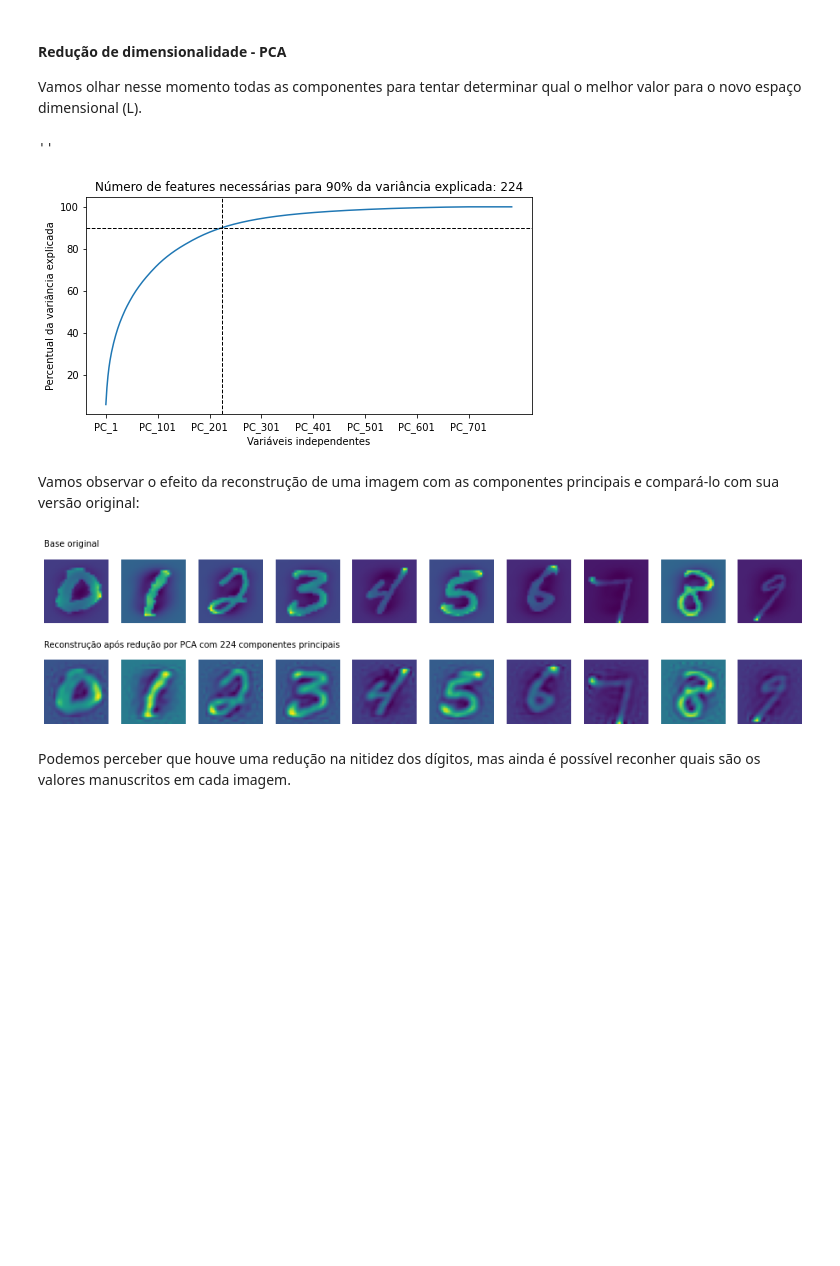
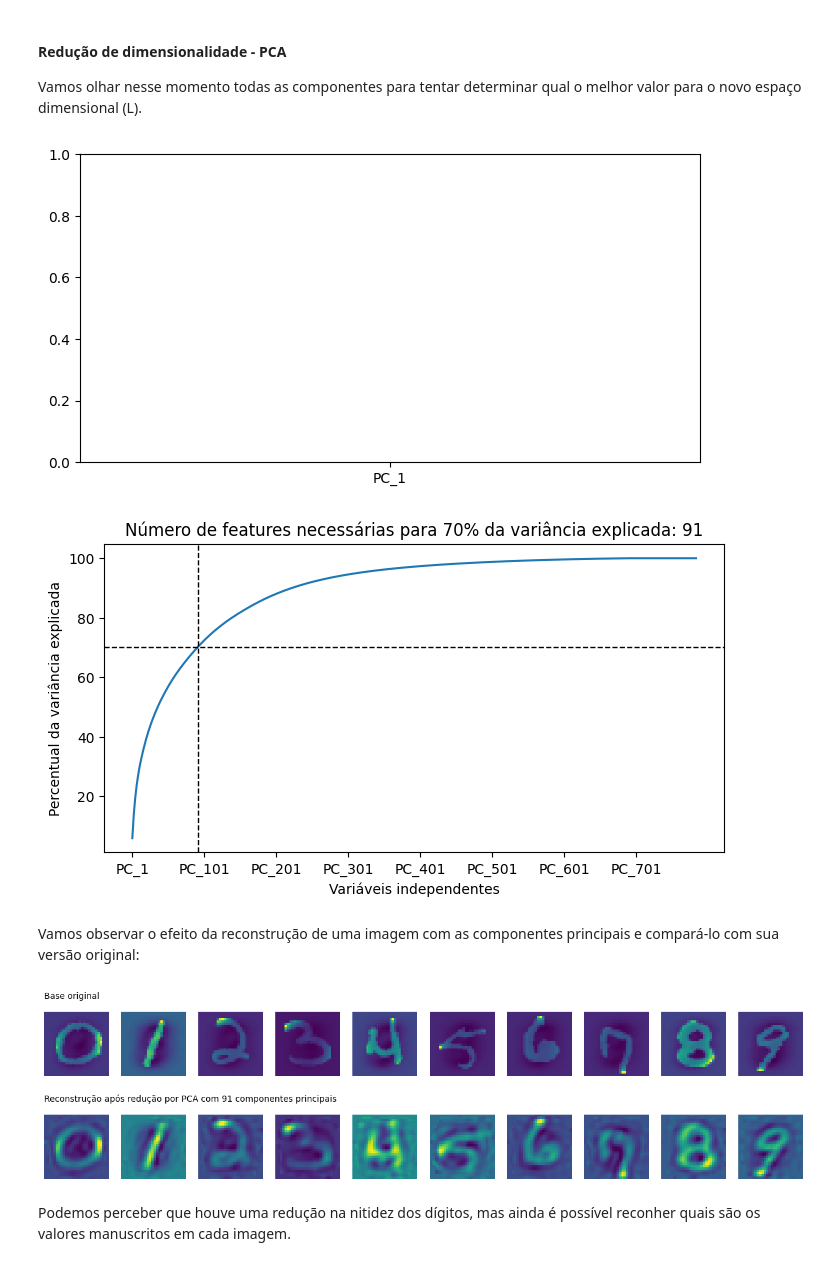
Before and after one commit to patriciacatandi/Lets_Code_DS_Degree_Alunos_ML, a Jupyter notebook: Módulo 11 - Machine Learning III/2 - PCA/Redução de dimensionalidade Aluno.ipynb, the cells around one changed output. Cells and saved outputs as stored; diff of their text form; code cells hidden in the pictures; blank space fills up the shorter version.

```diff
--- a/Módulo 11 - Machine Learning III/2 - PCA/Redução de dimensionalidade Aluno.ipynb
+++ b/Módulo 11 - Machine Learning III/2 - PCA/Redução de dimensionalidade Aluno.ipynb
@@ -508,50 +546,51 @@ X_train, X_test, y_train, y_test = train_test_split(X, y, test_size=0.2)
 Vamos olhar nesse momento todas as componentes para tentar determinar qual o melhor valor para o novo espaço dimensional (L).
 # %%
 # Instancia o PCA e o scaler
-
+pca = PCA()
+scaler = StandardScaler()
 
 # Aplica o scaler
-
+X_sc = scaler.fit_transform(X_train)
 
 # Fita o pca
-
+pca.fit(X_sc)
 
 # Constrói o acumulado de aumento da variância em %
-accumulated_sum =
+accumulated_sum = pca.explained_variance_ratio_.cumsum()*100
 # %%
 import matplotlib.ticker as ticker
 
 # Cria labels para o eixo x
 labels = [f"PC_{i+1}" for i in range(pca.n_components_)]
 
 # Define um threshold para a variância explicada
-threshold=90
+threshold=70
 
 # Calcula quantas features são necessárias para obter esse threshold
 number_of_features = list(accumulated_sum >= threshold).index(True)
 
 # Cria espaço da figura
 fig, ax = plt.subplots(1, 1, figsize=(8, 4))
 
 # Plota a soma acumulada
 ax.plot(labels, accumulated_sum)
 
 # Plota linha horizontal com o threshold da variância
 ax.axhline(y=threshold, color="black", linestyle="--", linewidth=1)
 
 # Plota linha vertical com a quantidade de features necessárias para esse threshold
 ax.axvline(x=number_of_features, color="black", linestyle="--", linewidth=1)
 
 # Seta tickers pro x
 xticks_index = np.arange(0, X.shape[0+1], 100)
 ax.xaxis.set_major_locator(ticker.FixedLocator(xticks_index))
 
 # Seta título e texto dos eixos
 ax.set_title(f"Número de features necessárias para {threshold}% da variância explicada: {number_of_features}")
 ax.set_xlabel("Variáveis independentes"), plt.ylabel("Percentual da variância explicada")
-;
+plt.show()
 # %% [output]
-''
-[figure, old version]
+[figure, new version]
+[figure, added]
 # %%
 # instancia o PCA com n_components igual ao número de features escolhido
@@ -562,7 +602,7 @@ ax.set_xlabel("Variáveis independentes"), plt.ylabel("Percentual da variância
 Vamos observar o efeito da reconstrução de uma imagem com as componentes principais e compará-lo com sua versão original:
 # %%
 # Converte X_train e y_train em arrays
-X_array = np.array(X_train_sc)
+X_array = np.array(X_sc)
 y_array = np.array(y_train)
 
 # Cria área da figura
@@ -589,7 +629,7 @@ plt.text(0, 1.2, f"Reconstrução após redução por PCA com {number_of_feature
 
 plt.show()
 # %% [output]
-[figure, old version]
+[figure, new version]
 # %% [markdown]
 Podemos perceber que houve uma redução na nitidez dos dígitos, mas ainda é possível reconher quais são os valores manuscritos em cada imagem.
 # %% [markdown]
```
Also changed, not shown: parts of 5 cells of this notebook, 1 other file.
